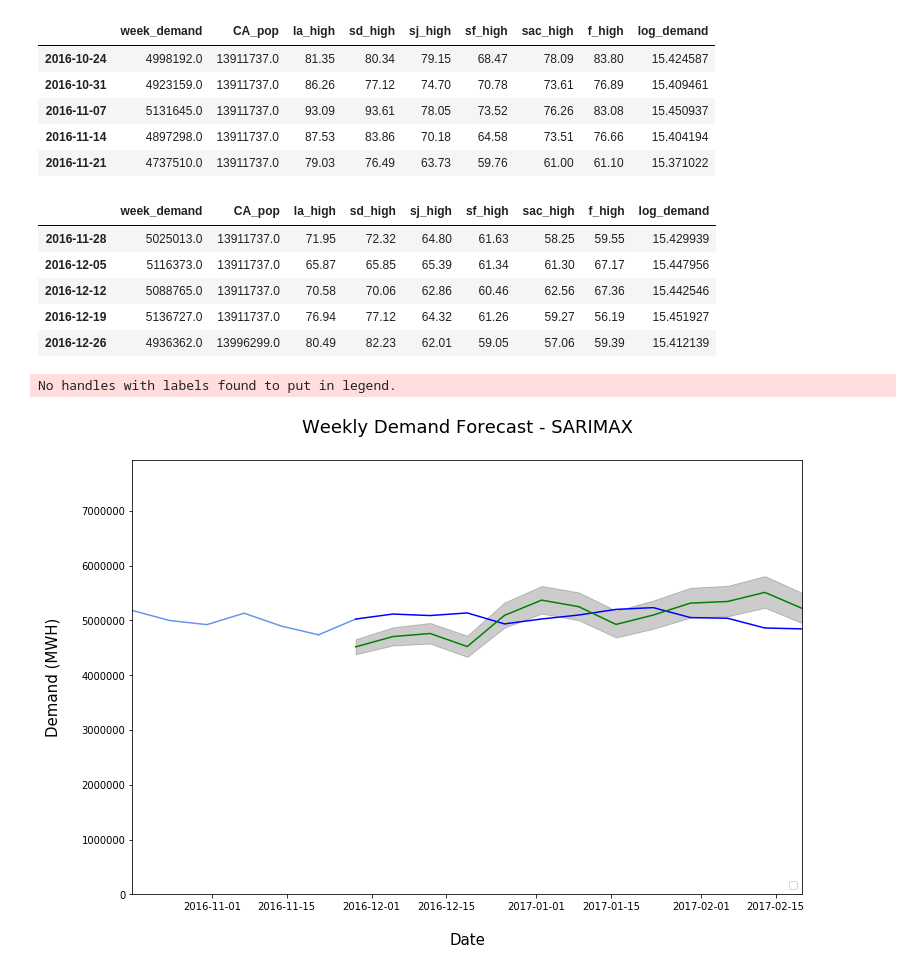
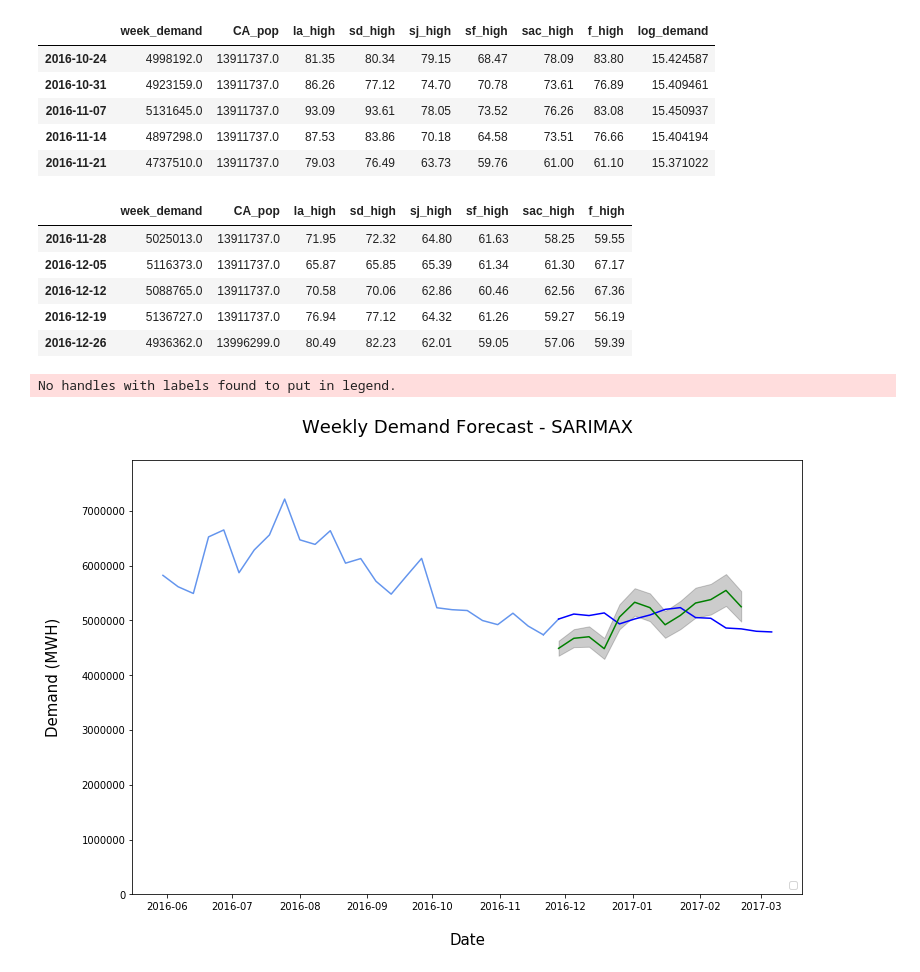
Before and after one commit to Merkeley/EnergyDemandForecast, a Jupyter notebook: Notebooks/EF_Modeling_SARIMAX_week.ipynb, the cells around one changed output. Drawn from its saved outputs; the diff is of its cells as text; code cells hidden in the pictures.

```diff
--- a/Notebooks/EF_Modeling_SARIMAX_week.ipynb
+++ b/Notebooks/EF_Modeling_SARIMAX_week.ipynb
@@ -134,9 +171,6 @@ memory usage: 5.1 KB
 # %%
 # Add Log_demand to the dataframe
 X_train['log_demand'] = np.log(X_train['week_demand'])
-X_walk1['log_demand'] = np.log(X_walk1['week_demand'])
-X_walk2['log_demand'] = np.log(X_walk2['week_demand'])
-X_walk3['log_demand'] = np.log(X_walk3['week_demand'])
 # %%
 X_train.tail()
 # %% [output]
@@ -701,7 +655,7 @@ for result in top_results(result_dict3, 'mse', 5) :
 # %%
 # Now choose the results that seem to work the best above and fit the model
 best_order3 = (3, 0, 1)
-best_seasonal_order3 = (2, 0, 0, 52)
+best_seasonal_order3 = (1, 0, 0, 52)
 model3 = SARIMAX(X_train['log_demand'], order=best_order3, seasonal_order=best_seasonal_order3,\
             exog=X_train[all_exog_columns])
 res3 = model3.fit()
@@ -762,12 +726,12 @@ X_train.tail()
 # %%
 X_walk1.head()
 # %% [output]
-|  | week_demand | CA_pop | la_high | sd_high | sj_high | sf_high | sac_high | f_high | log_demand |
-| 2016-11-28 | 5025013.0 | 13911737.0 | 71.95 | 72.32 | 64.80 | 61.63 | 58.25 | 59.55 | 15.429939 |
-| 2016-12-05 | 5116373.0 | 13911737.0 | 65.87 | 65.85 | 65.39 | 61.34 | 61.30 | 67.17 | 15.447956 |
-| 2016-12-12 | 5088765.0 | 13911737.0 | 70.58 | 70.06 | 62.86 | 60.46 | 62.56 | 67.36 | 15.442546 |
-| 2016-12-19 | 5136727.0 | 13911737.0 | 76.94 | 77.12 | 64.32 | 61.26 | 59.27 | 56.19 | 15.451927 |
-| 2016-12-26 | 4936362.0 | 13996299.0 | 80.49 | 82.23 | 62.01 | 59.05 | 57.06 | 59.39 | 15.412139 |
+|  | week_demand | CA_pop | la_high | sd_high | sj_high | sf_high | sac_high | f_high |
+| 2016-11-28 | 5025013.0 | 13911737.0 | 71.95 | 72.32 | 64.80 | 61.63 | 58.25 | 59.55 |
+| 2016-12-05 | 5116373.0 | 13911737.0 | 65.87 | 65.85 | 65.39 | 61.34 | 61.30 | 67.17 |
+| 2016-12-12 | 5088765.0 | 13911737.0 | 70.58 | 70.06 | 62.86 | 60.46 | 62.56 | 67.36 |
+| 2016-12-19 | 5136727.0 | 13911737.0 | 76.94 | 77.12 | 64.32 | 61.26 | 59.27 | 56.19 |
+| 2016-12-26 | 4936362.0 | 13996299.0 | 80.49 | 82.23 | 62.01 | 59.05 | 57.06 | 59.39 |
 # %%
 predict_steps = 13
 predict3 = res3.get_forecast(predict_steps,
@@ -785,35 +749,34 @@ ax.set_alpha(0.0)
 
 plt.plot(facecolor=('#000000'), alpha=0.0)
 
 
 plt.title('Weekly Demand Forecast - SARIMAX\n', fontsize=18)
 plt.xlabel('\nDate', fontsize=15)
 plt.ylabel('Demand (MWH)\n', fontsize=15)
 plt.legend(loc='lower right')
 
 plt.ylim(0, 15000)
 date_list = X_train.index
 
 low_values = pred_ci3.iloc[:, 0].values
 high_values = pred_ci3.iloc[:, 1].values
 pred_times3 = pred_ci3.index
 
-plt.xlim(min(date_list[int(-0.5*predict_steps):]), max(pred_times3))
 plt.ylim(0, max([max(high_values), 1.1*max(max(X_train['week_demand']), max(X_walk1['week_demand']))]))
 
 plt.plot(X_train.index[-2*predict_steps:], \
          X_train['week_demand'].values[-2*predict_steps:], c='cornflowerblue')
 plt.plot([X_train.index[-1], X_walk1['week_demand'].index[0]], \
         [X_train['week_demand'].values[-1], X_walk1['week_demand'].values[0]], c='cornflowerblue')
 plt.plot(X_walk1.index, X_walk1['week_demand'].values, c='b')
 plt.plot(pred_times3, pred_vals3.values, c='g')
 
 
 plt.fill_between(pred_times3, low_values, high_values, color='k', alpha=0.2)
 plt.savefig('weekly_demand_forecast_xwalk-sarima.png', Transparent=True)
 # %% [output]
 No handles with labels found to put in legend.
-[figure, old version]
+[figure, new version]
 # %%
 fig = plt.figure(figsize=[12, 8])
 residuals3 = [abs(X_walk1['week_demand'].values[x] - pred_vals3.values[x]) for x in range(len(pred_vals3))]
```
Also changed, not shown: parts of 83 cells of this notebook, 6 other files.
